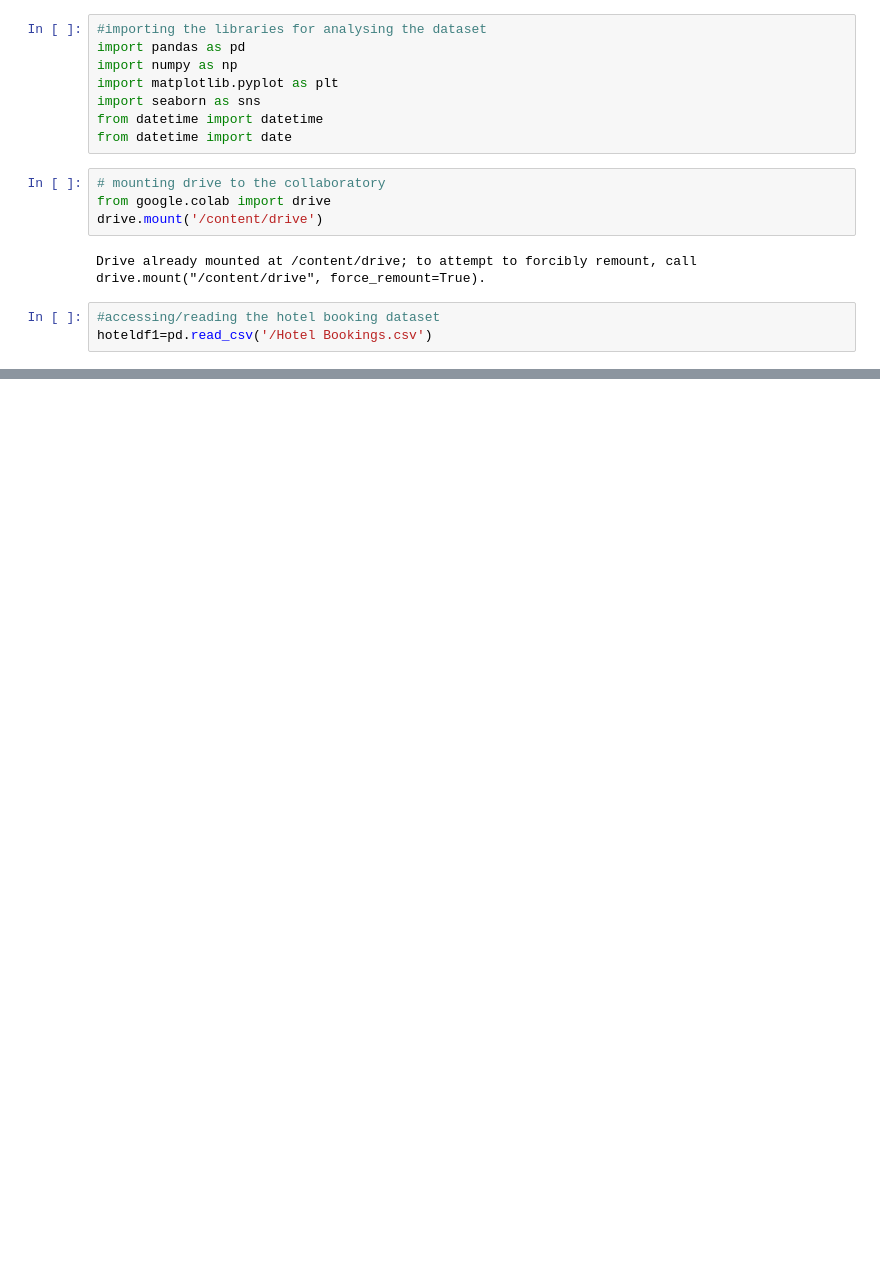
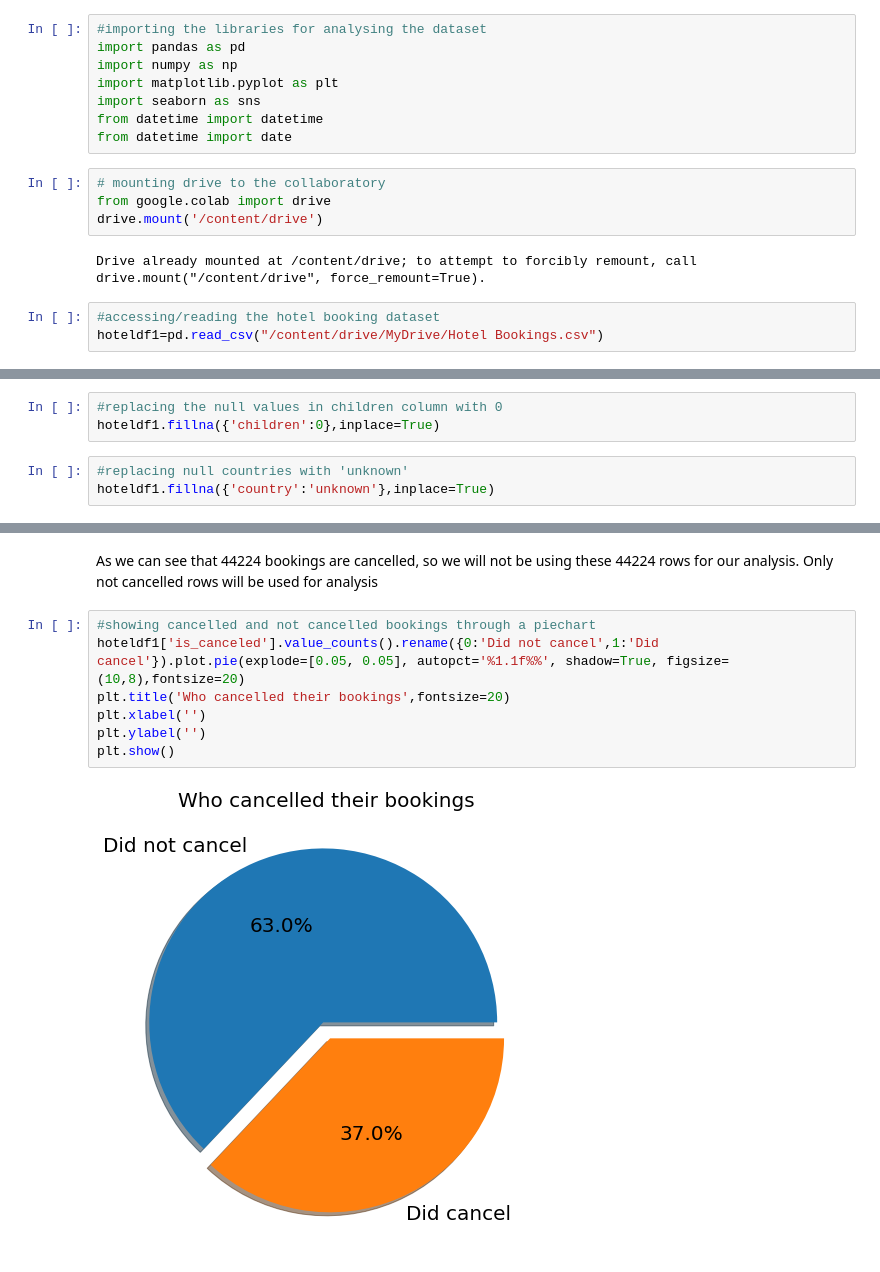
Before and after one commit to AditiBhattacharya11/Hotel-Booking-Analysis, a Jupyter notebook: Hotel_Booking_Analysis_EDA.ipynb, the cells around one changed output, grey strips where cells are left out. Drawn from its saved outputs; the diff is of its cells as text; blank space fills up the shorter version.

Commit message:
Visualization commit

```diff
--- a/Hotel_Booking_Analysis_EDA.ipynb
+++ b/Hotel_Booking_Analysis_EDA.ipynb
@@ -16,7 +16,7 @@ drive.mount('/content/drive')
 Drive already mounted at /content/drive; to attempt to forcibly remount, call drive.mount("/content/drive", force_remount=True).
 # %%
 #accessing/reading the hotel booking dataset
-hoteldf1=pd.read_csv('/Hotel Bookings.csv')
+hoteldf1=pd.read_csv("/content/drive/MyDrive/Hotel Bookings.csv")
 # %%
 #printing the dataframe
 hoteldf1
@@ -22,0 +141,6 @@ hoteldf1
+# %%
+#replacing the null values in children column with 0
+hoteldf1.fillna({'children':0},inplace=True)
+# %%
+#replacing null countries with 'unknown'
+hoteldf1.fillna({'country':'unknown'},inplace=True)
@@ -22,0 +177,11 @@ hoteldf1
+# %% [markdown]
+As we can see that 44224 bookings are cancelled, so we will not be using these 44224 rows for our analysis. Only not cancelled rows will be used for analysis
+# %%
+#showing cancelled and not cancelled bookings through a piechart
+hoteldf1['is_canceled'].value_counts().rename({0:'Did not cancel',1:'Did cancel'}).plot.pie(explode=[0.05, 0.05], autopct='%1.1f%%', shadow=True, figsize=(10,8),fontsize=20)
+plt.title('Who cancelled their bookings',fontsize=20)
+plt.xlabel('')
+plt.ylabel('')
+plt.show()
+# %% [output]
+[figure, added]
```
Also changed, not shown: parts of 29 cells of this notebook.
